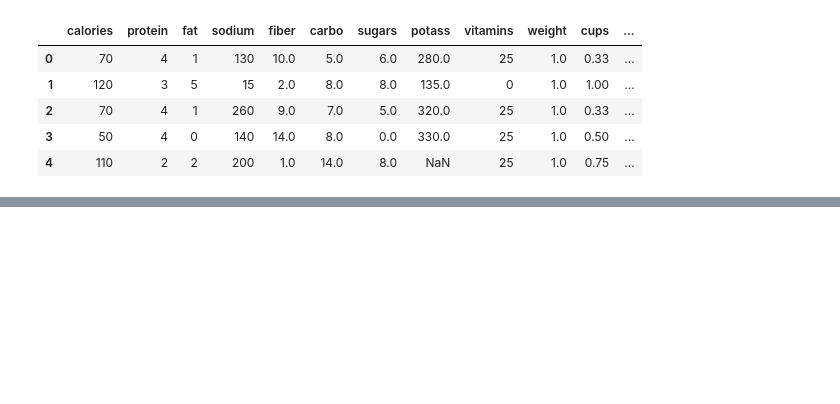
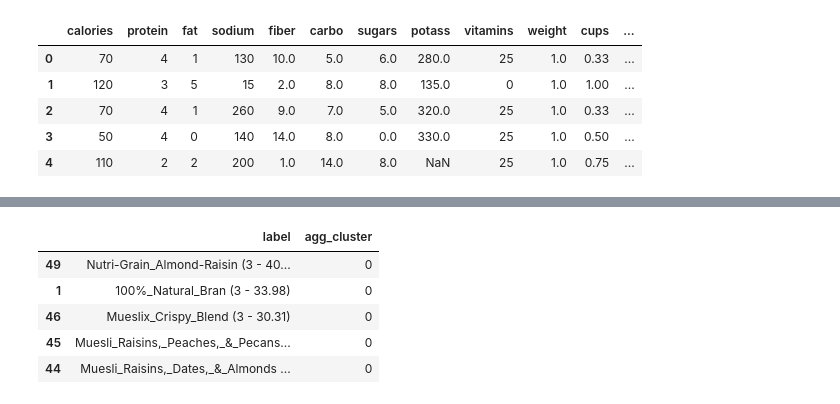
Before and after one commit to sunilgoda/DataScience, a Jupyter notebook: clustering/Clustering.ipynb, the cells around one changed output, grey strips where cells are left out. Cells and saved outputs as stored; diff of their text form; code cells hidden in the pictures; blank space fills up the shorter version.

```diff
--- a/clustering/Clustering.ipynb
+++ b/clustering/Clustering.ipynb
@@ -90,7 +47,0 @@ dtype: int64
-# %%
-#numpy axis=0, consider columns
-#pandas axis=1, consider columns
-
-#drop label column
-label = cereals['label']
-cereals.drop(['label'],axis=1, inplace=True)
@@ -245,0 +147,19 @@ array([[110.90909091,   1.54545455,   1.04545455, 170.        ,
+# %%
+from sklearn.cluster import AgglomerativeClustering
+
+## Instantiating object
+agg_clust = AgglomerativeClustering(n_clusters=6, affinity='euclidean', linkage='ward')
+
+## Training model and return class labels
+agg_clusters = agg_clust.fit_predict(std_cereals)
+
+## Label - Cluster
+agg_result = pd.DataFrame({"label":cereal_label,"agg_cluster":agg_clusters}).sort_values('agg_cluster')
+agg_result.head()
+# %% [output]
+|  | label | agg_cluster |
+| 49 | Nutri-Grain_Almond-Raisin (3 - 40... | 0 |
+| 1 | 100%_Natural_Bran (3 - 33.98) | 0 |
+| 46 | Mueslix_Crispy_Blend (3 - 30.31) | 0 |
+| 45 | Muesli_Raisins,_Peaches,_&_Pecans... | 0 |
+| 44 | Muesli_Raisins,_Dates,_&_Almonds ... | 0 |
```
Also changed, not shown: parts of 48 cells of this notebook.
